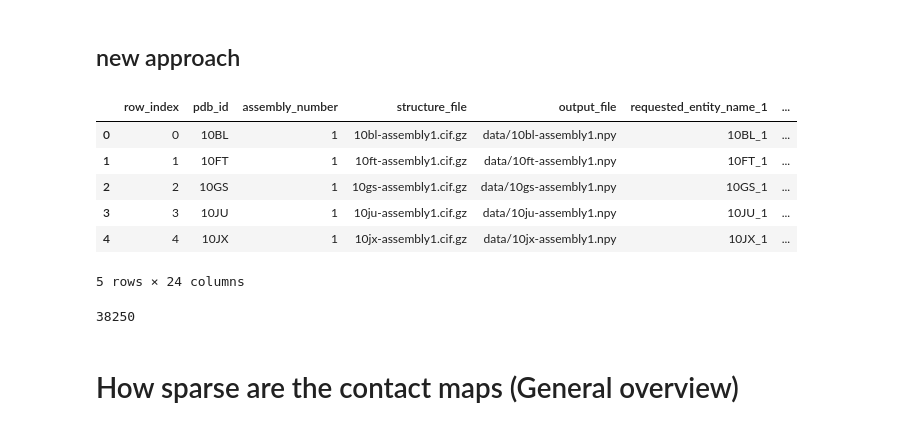
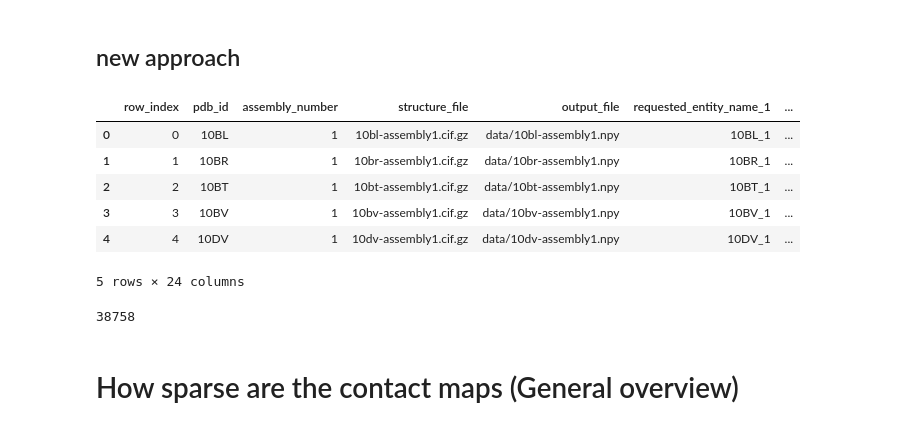
Before and after one commit to Ento0n/Master, a Jupyter notebook: notebooks/check_contact_maps.ipynb, the cells around one changed output. Drawn from its saved outputs; the diff is of its cells as text; code cells hidden in the pictures.

Commit message:
changes due to new dataset run

```diff
--- a/notebooks/check_contact_maps.ipynb
+++ b/notebooks/check_contact_maps.ipynb
@@ -7,9 +7,9 @@ import matplotlib.pyplot as plt
 import seaborn as sns
 
 SUMMARY_FILE = "/nfs/scratch/pdb_dimers/contact_maps/contact_map_summary.tsv"
-INTERACTION_FILE = "/nfs/scratch/pdb_dimers/final_filtered_interactions_with_partitions.tsv"
+INTERACTION_FILE = "/nfs/scratch/pdb_dimers/dataset_iterations/05_KaHIP_partitions.tsv"
 SEQUENCE_FILE = "/nfs/scratch/pdb_dimers/unique_sequences_with_partitioning.tsv"
-ENTITY_SEQUENCE_PATH = "/nfs/scratch/pdb_dimers/entity_sequences.tsv"
+ENTITY_SEQUENCE_PATH = "/nfs/scratch/pdb_dimers/sequences/entity_sequences.tsv"
 # %%
 summary_df = pd.read_csv(SUMMARY_FILE, sep="\t")
 interaction_df = pd.read_csv(INTERACTION_FILE, sep="\t")
@@ -115,23 +115,23 @@ faulty_summary_df[faulty_summary_df["pdb_id"].isin(interaction_df["pdb_id"])]
 # %%
 summary_df = pd.read_csv(SUMMARY_FILE, sep="\t")
 entitiy_sequence_df = pd.read_csv(ENTITY_SEQUENCE_PATH, sep="\t")
 interaction_df = pd.read_csv(INTERACTION_FILE, sep="\t")
 
-summary_df = summary_df.merge(interaction_df[["pdb_id", "entity_pair"]], on="pdb_id", how="left")
+summary_df = summary_df.merge(interaction_df[["pdb_id", "assembly_number", "entity_pair"]], on=["pdb_id", "assembly_number"], how="right")
 
 summary_df.head()
 # %% [output]
 |  | row_index | pdb_id | assembly_number | structure_file | output_file | requested_entity_name_1 | ... |
 | 0 | 0 | 10BL | 1 | 10bl-assembly1.cif.gz | data/10bl-assembly1.npy | 10BL_1 | ... |
-| 1 | 1 | 10FT | 1 | 10ft-assembly1.cif.gz | data/10ft-assembly1.npy | 10FT_1 | ... |
-| 2 | 2 | 10GS | 1 | 10gs-assembly1.cif.gz | data/10gs-assembly1.npy | 10GS_1 | ... |
-| 3 | 3 | 10JU | 1 | 10ju-assembly1.cif.gz | data/10ju-assembly1.npy | 10JU_1 | ... |
-| 4 | 4 | 10JX | 1 | 10jx-assembly1.cif.gz | data/10jx-assembly1.npy | 10JX_1 | ... |
+| 1 | 1 | 10BR | 1 | 10br-assembly1.cif.gz | data/10br-assembly1.npy | 10BR_1 | ... |
+| 2 | 2 | 10BT | 1 | 10bt-assembly1.cif.gz | data/10bt-assembly1.npy | 10BT_1 | ... |
+| 3 | 3 | 10BV | 1 | 10bv-assembly1.cif.gz | data/10bv-assembly1.npy | 10BV_1 | ... |
+| 4 | 4 | 10DV | 1 | 10dv-assembly1.cif.gz | data/10dv-assembly1.npy | 10DV_1 | ... |
 5 rows × 24 columns
 # %%
 len(summary_df)
 # %% [output]
-38250
+38758
 # %% [markdown]
 # How sparse are the contact maps (General overview)
 # %%
```
Also changed, not shown: parts of 8 cells of this notebook, 6 other files.
